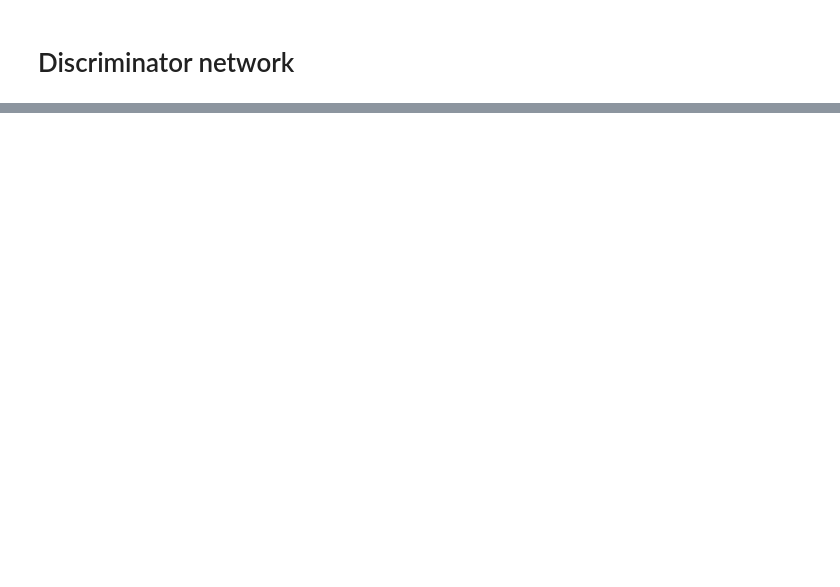
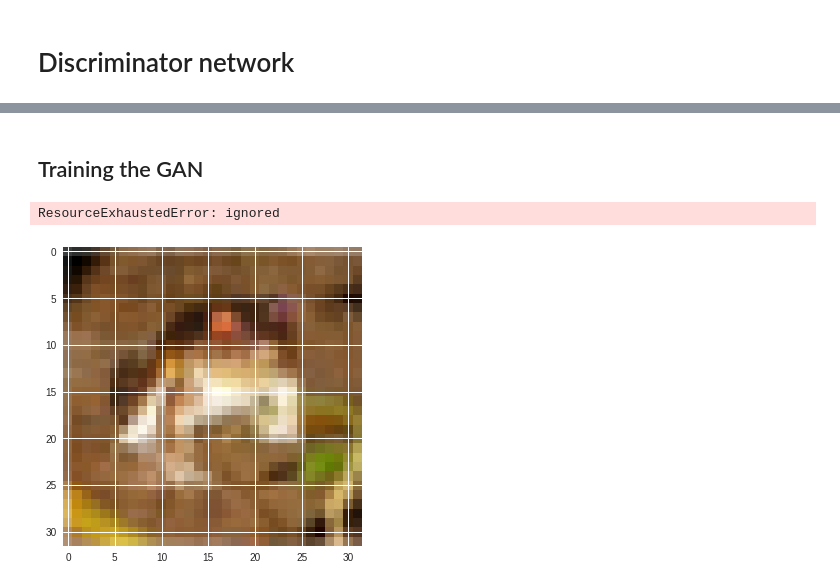
Before and after one commit to ShuvenduBikash/Generative_models, a Jupyter notebook: GAN/DC_GAN_Keras.ipynb, the cells around one changed output, grey strips where cells are left out. Cells and saved outputs as stored; diff of their text form; code cells hidden in the pictures; blank space fills up the shorter version.

```diff
--- a/GAN/DC_GAN_Keras.ipynb
+++ b/GAN/DC_GAN_Keras.ipynb
@@ -98,0 +110,2 @@ discriminator.compile(optimizer=discriminator_optimizer,
+# %% [markdown]
+## Training the GAN
@@ -98,0 +125,55 @@ discriminator.compile(optimizer=discriminator_optimizer,
+# %%
+start = 0
+for step in range(iterations):
+    # sample random points in the latent space
+    random_latent_vectors = np.random.normal(size=(batch_size, latent_dim))
+
+    # decode them into face image
+    generated_images = generator.predict(random_latent_vectors)
+
+    stop = start + batch_size
+    real_images = x_train[start: stop]
+
+    # Combine real and fake images
+    combined_images = np.concatenate([generated_images, real_images])
+
+    labels = np.concatenate([np.ones((batch_size, 1)), np.zeros((batch_size, 1))])
+
+    # Add random noise to labels, which is very importent
+    labels += 0.05 * np.random.random(labels.shape)
+
+    # Train the discriminator
+    d_loss = discriminator.train_on_batch(combined_images, labels)
+
+    # sample random points in latent space
+    random_latent_vectors = np.random.random(size=(batch_size, latent_dim))
+    # assamples labels saying these all are real images, which is a lie
+    misleading_targets = np.zeros((batch_size, 1))
+
+    # Traing the generator via gan model, where the discrimnator is frozen
+    a_loss = gan.train_on_batch(random_latent_vectors, misleading_targets)
+
+
+    start += batch_size
+    if start > len(x_train) - batch_size:
+        start = 0
+    if step % 100 == 0:
+        print('step: ', step)
+        gan.save_weights('gan.h5')
+        print('discriminator loss:', d_loss)
+        print('adversarial loss:', a_loss)
+
+        img = image.array_to_img(generated_images[0] * 255., scale=False)
+        img.save(os.path.join(save_dir,'generated_frog' + str(step) + '.png'))
+        img = image.array_to_img(real_images[0] * 255., scale=False)
+        img.save(os.path.join(save_dir, 'real_frog' + str(step) + '.png'))
+# %% [output]
+ResourceExhaustedError: ignored
+# %%
+import matplotlib.pyplot as plt
+import matplotlib.image as mpimg
+img=mpimg.imread('/real_frog2100.png')
+imgplot = plt.imshow(img)
+plt.show()
+# %% [output]
+[figure, added]
```
Also changed, not shown: parts of 8 cells of this notebook, 1 other file.
